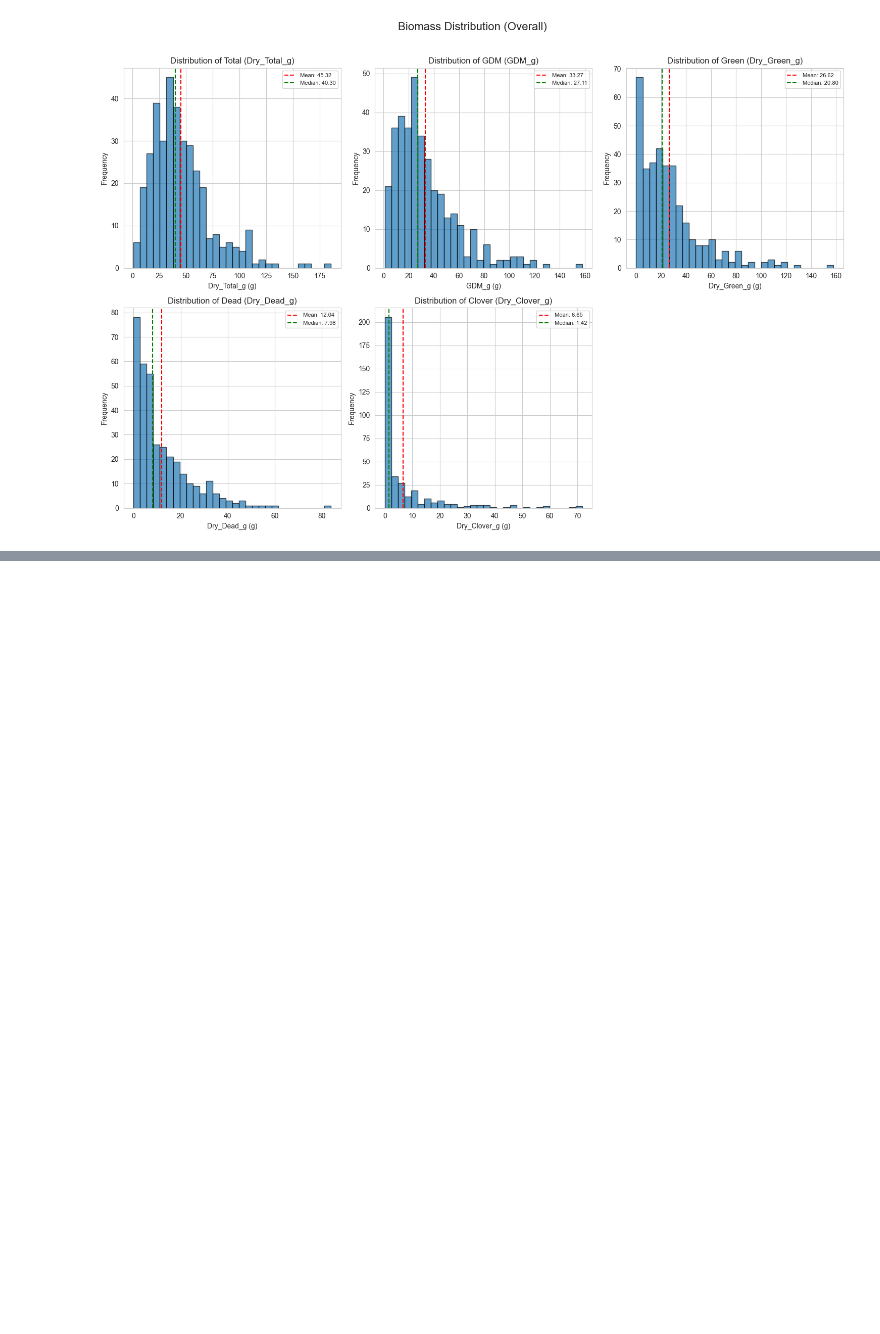
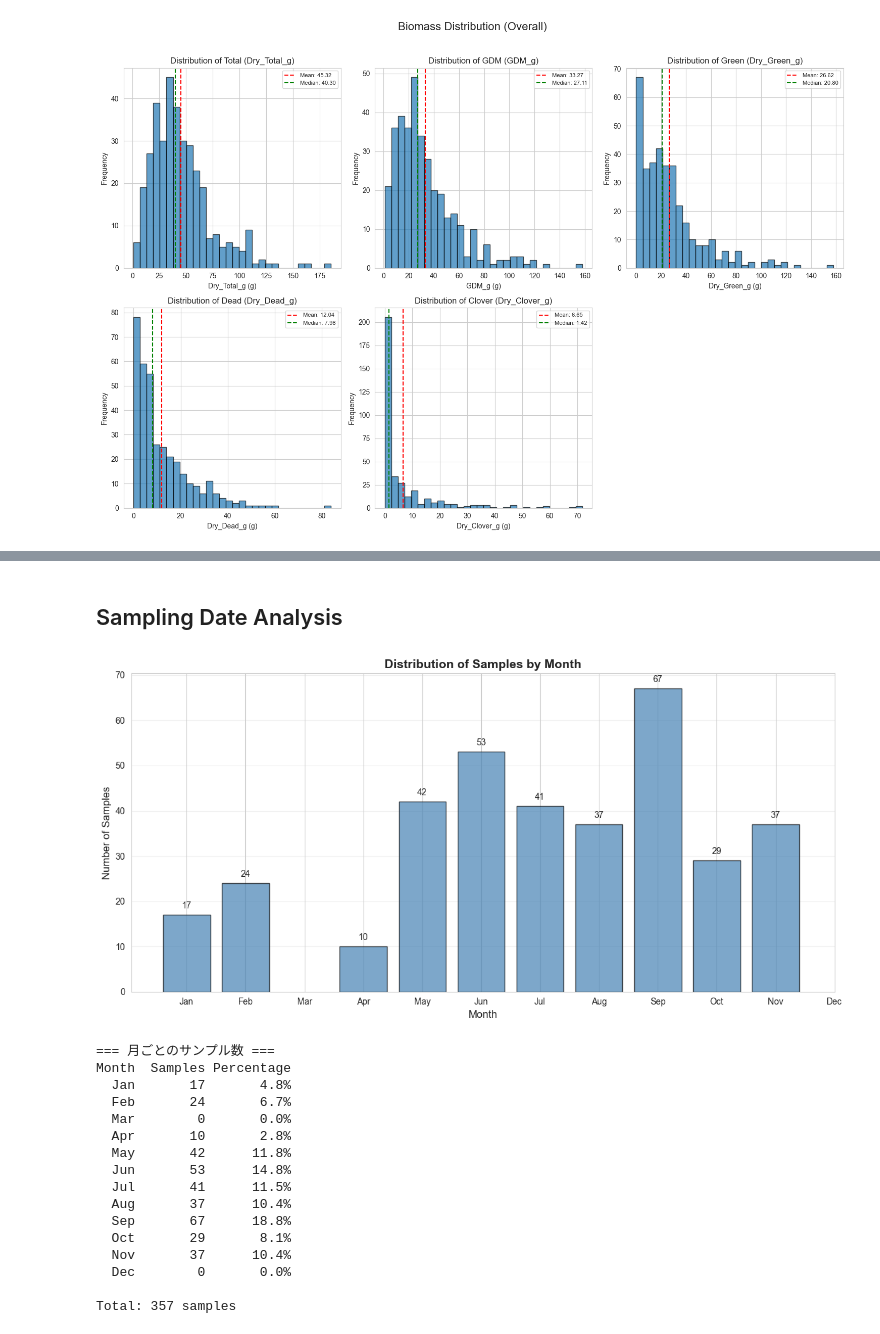
Before and after one commit to marumarukun-da/csiro-biomass, a Jupyter notebook: notebook/eda.ipynb, the cells around one changed output, grey strips where cells are left out. Saved outputs shown, nothing was run; the diff lists cells and outputs as text; code cells hidden in the pictures; blank space fills up the shorter version.

```diff
--- a/notebook/eda.ipynb
+++ b/notebook/eda.ipynb
@@ -168,3 +168,57 @@ Vic    112
 NSW     75
 WA      32
 Name: count, dtype: int64
+# %% [markdown]
+## Sampling Date Analysis
+# %%
+# Sampling_Dateをdatetime型に変換
+df['Sampling_Date_dt'] = pd.to_datetime(df['Sampling_Date'])
+df['Sampling_Month'] = df['Sampling_Date_dt'].dt.month
+
+# 月ごとのサンプル数を集計
+monthly_counts = df['Sampling_Month'].value_counts().sort_index()
+
+# 可視化
+fig, ax = plt.subplots(figsize=(12, 6))
+ax.bar(monthly_counts.index, monthly_counts.values, edgecolor='black', alpha=0.7, color='steelblue')
+ax.set_xlabel('Month', fontsize=12)
+ax.set_ylabel('Number of Samples', fontsize=12)
+ax.set_title('Distribution of Samples by Month', fontsize=14, fontweight='bold')
+ax.set_xticks(range(1, 13))
+ax.set_xticklabels(['Jan', 'Feb', 'Mar', 'Apr', 'May', 'Jun', 'Jul', 'Aug', 'Sep', 'Oct', 'Nov', 'Dec'])
+ax.grid(axis='y', alpha=0.3)
+
+# 各バーの上に数値を表示
+for i, v in enumerate(monthly_counts.values):
+    ax.text(monthly_counts.index[i], v + 1, str(v), ha='center', va='bottom', fontsize=10)
+
+plt.tight_layout()
+plt.show()
+
+# 月ごとのサンプル数を表示
+print("=== 月ごとのサンプル数 ===")
+monthly_df = pd.DataFrame({
+    'Month': ['Jan', 'Feb', 'Mar', 'Apr', 'May', 'Jun', 'Jul', 'Aug', 'Sep', 'Oct', 'Nov', 'Dec'],
+    'Samples': [monthly_counts.get(i, 0) for i in range(1, 13)],
+    'Percentage': [f"{monthly_counts.get(i, 0) / len(df) * 100:.1f}%" for i in range(1, 13)]
+})
+print(monthly_df.to_string(index=False))
+print(f"\nTotal: {len(df)} samples")
+# %% [output]
+[figure, added]
+=== 月ごとのサンプル数 ===
+Month  Samples Percentage
+  Jan       17       4.8%
+  Feb       24       6.7%
+  Mar        0       0.0%
+  Apr       10       2.8%
+  May       42      11.8%
+  Jun       53      14.8%
+  Jul       41      11.5%
+  Aug       37      10.4%
+  Sep       67      18.8%
+  Oct       29       8.1%
+  Nov       37      10.4%
+  Dec        0       0.0%
+
+Total: 357 samples
```
Also changed, not shown: parts of 8 cells of this notebook.
